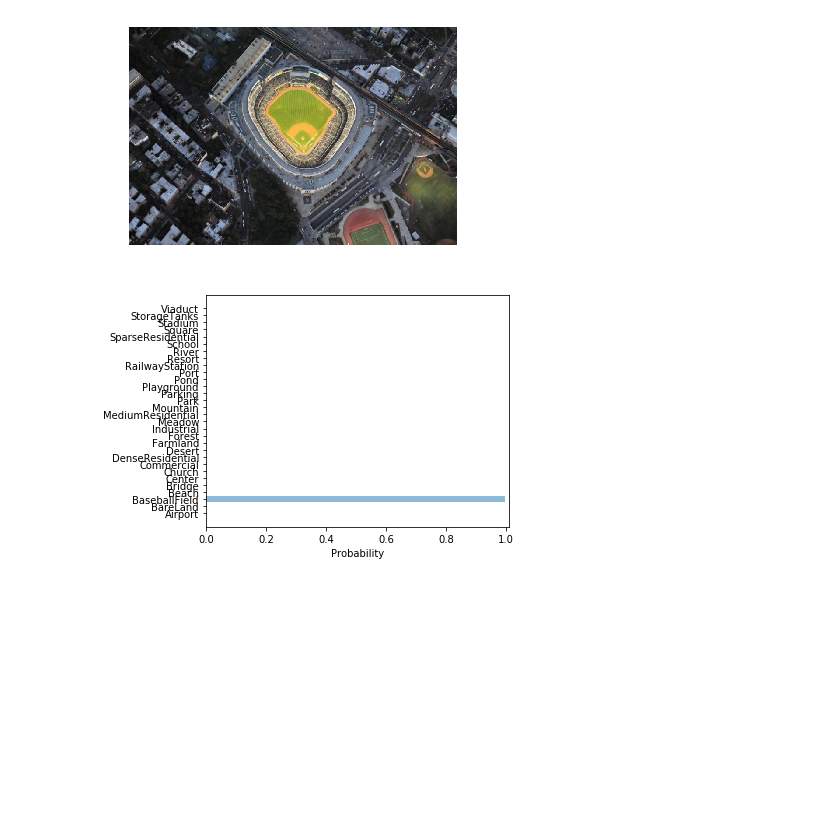
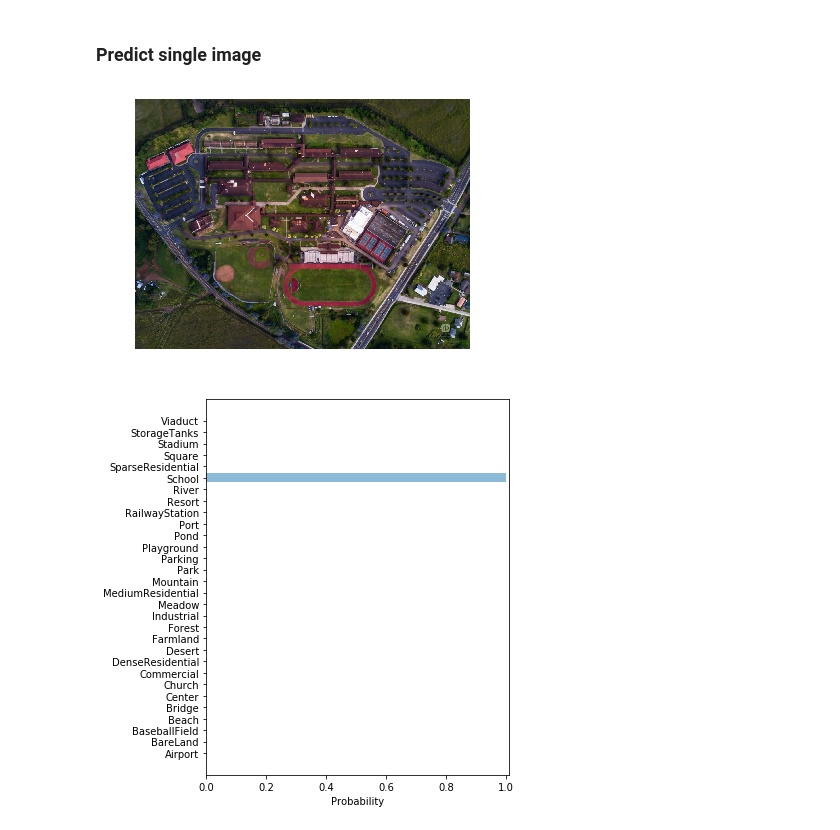
Before and after one commit to Pedrock/VCOM2, a Jupyter notebook: Prediction.ipynb, the cells around one changed output. Cells and saved outputs as stored; diff of their text form; code cells hidden in the pictures; blank space fills up the shorter version.

Commit message:
95.5% accuracy

```diff
--- a/Prediction.ipynb
+++ b/Prediction.ipynb
@@ -13 +22,5 @@ from keras.applications.inception_v3 import preprocess_input
+# %%
+TEST_DIR = 'C:\\AID\\AID-split\\test'
+MODEL_FILE = 'inception_v4_weights_955.h5'
+labels = ['Airport', 'BareLand', 'BaseballField', 'Beach', 'Bridge', 'Center', 'Church', 'Commercial', 'DenseResidential', 'Desert', 'Farmland', 'Forest', 'Industrial', 'Meadow', 'MediumResidential', 'Mountain', 'Park', 'Parking', 'Playground', 'Pond', 'Port', 'RailwayStation', 'Resort', 'River', 'School', 'SparseResidential', 'Square', 'Stadium', 'StorageTanks', 'Viaduct']
 # %%
@@ -50,5 +61,3 @@ def plot_preds(image, preds):
     plt.xlim(0,1.01)
     plt.tight_layout()
     plt.show()
-# %%
-model = load_model("full_model.model")
@@ -56,0 +81,5 @@ model = load_model("full_model.model")
+# %%
+FC_SIZE = 1024
+base_model = InceptionV4(include_top = False)
+model = add_new_last_layer(base_model, len(labels))
+model.load_weights(MODEL_FILE)
@@ -56,0 +105,24 @@ model = load_model("full_model.model")
+# %%
+print("Accuracy: {0:0.1f}%".format(accuracy_score(y_true,y_pred)*100))
+
+# Normalize confusion matrix
+cm_array_n = cm_array.astype('float') / cm_array.sum(axis=1)[:, np.newaxis]
+
+true_labels = np.unique(y_true)
+pred_labels = np.unique(y_pred)
+plt.rcParams["figure.figsize"] = [20, 20]
+plt.imshow(cm_array_n, interpolation='nearest', cmap=plt.cm.Blues)
+plt.title("Confusion matrix", fontsize=25, y=1.02)
+cbar = plt.colorbar(fraction=0.046, pad=0.04)
+cbar.ax.tick_params(labelsize=18)
+cbar.set_label('Percentage of predictions', rotation=270, labelpad=30, fontsize=18)
+xtick_marks = np.arange(len(true_labels))
+ytick_marks = np.arange(len(pred_labels))
+plt.xticks(xtick_marks, test_generator.class_indices, rotation=90, fontsize=20)
+plt.yticks(ytick_marks, test_generator.class_indices, fontsize=20)
+plt.ylabel('True label', fontsize=22, labelpad=18)
+plt.xlabel('Predicted label', fontsize=22, labelpad=18)
+plt.tight_layout()
+if not os.path.exists('output_graphs'):
+    os.makedirs('output_graphs')
+plt.savefig(os.path.join('output_graphs', 'confusion_matrix_' + str(time.time()).split('.')[0] + '.svg'))
@@ -57,7 +132,10 @@ model = load_model("full_model.model")
+# %% [markdown]
+### Predict single image
 # %%
-img = Image.open("C:\\Users\\Pedro\\Desktop\\test_image.jpg")
+plt.rcParams["figure.figsize"] = [6, 6]
+img = Image.open('test_image.jpg')
 preds = predict(model, img, target_size)
 plot_preds(img, preds)
 # %% [output]
-[figure, old version]
+[figure, new version]
-[figure, old version]
+[figure, new version]
```
Also changed, not shown: parts of 10 cells of this notebook, 7 other files.
